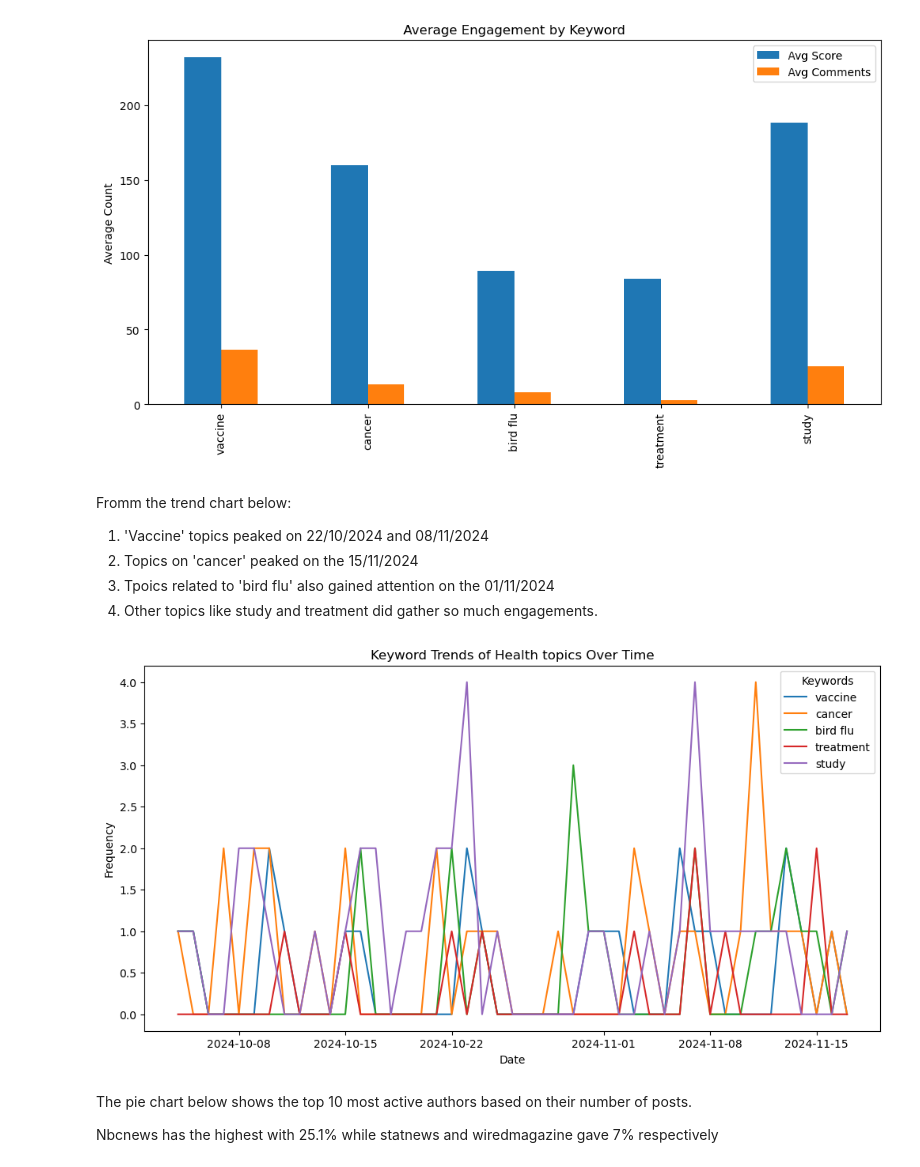
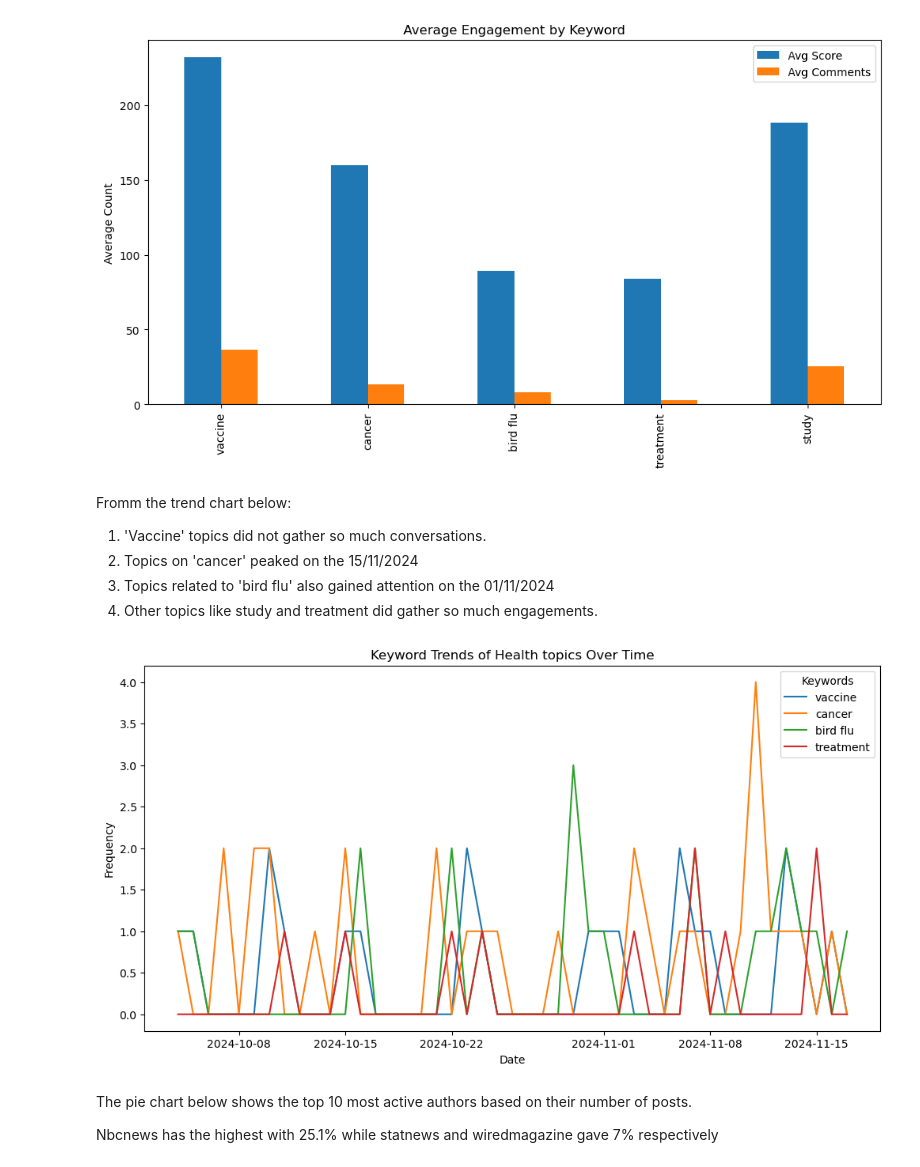
Before and after one commit to Olayemi-cloud/jh24993_EMATM0048---Python-Project, a Jupyter notebook: jh24993_EMATM0048_Q2.ipynb, the cells around one changed output. Cells and saved outputs as stored; diff of their text form; code cells hidden in the pictures.

```diff
--- a/jh24993_EMATM0048_Q2.ipynb
+++ b/jh24993_EMATM0048_Q2.ipynb
@@ -680,28 +674,25 @@ study      188.307692     25.461538
 # %% [markdown]
 Fromm the trend chart below:
 
-1. 'Vaccine' topics peaked on 22/10/2024 and 08/11/2024
+1. 'Vaccine' topics did not gather so much conversations.
 2. Topics on 'cancer' peaked on the 15/11/2024
-3. Tpoics related to 'bird flu' also gained attention on the 01/11/2024
+3. Topics related to 'bird flu' also gained attention on the 01/11/2024
 4. Other topics like study and treatment did gather so much engagements.
 # %%
-# Define keywords to track
-keywords = ['vaccine', 'cancer', 'bird flu', 'treatment', 'study']
+keywords = ['vaccine', 'cancer', 'bird flu', 'treatment']
 
-# Create a DataFrame to store counts over time
 keyword_trends = pd.DataFrame()
 
 for keyword in keywords:
     keyword_trends[keyword] = clean_data['clean_title'].str.contains(keyword, case=False, na=False).groupby(clean_data['date'].dt.date).sum()
 
-# Plot keyword trends
 keyword_trends.plot(figsize=(12, 6), title='Keyword Trends of Health topics Over Time')
 plt.xlabel('Date')
 plt.ylabel('Frequency')
 plt.legend(title='Keywords')
 plt.show()
 # %% [output]
-[figure, old version]
+[figure, new version]
 # %% [markdown]
 The pie chart below shows the top 10 most active authors based on their number of posts.
 
```
Also changed, not shown: parts of 14 cells of this notebook.
